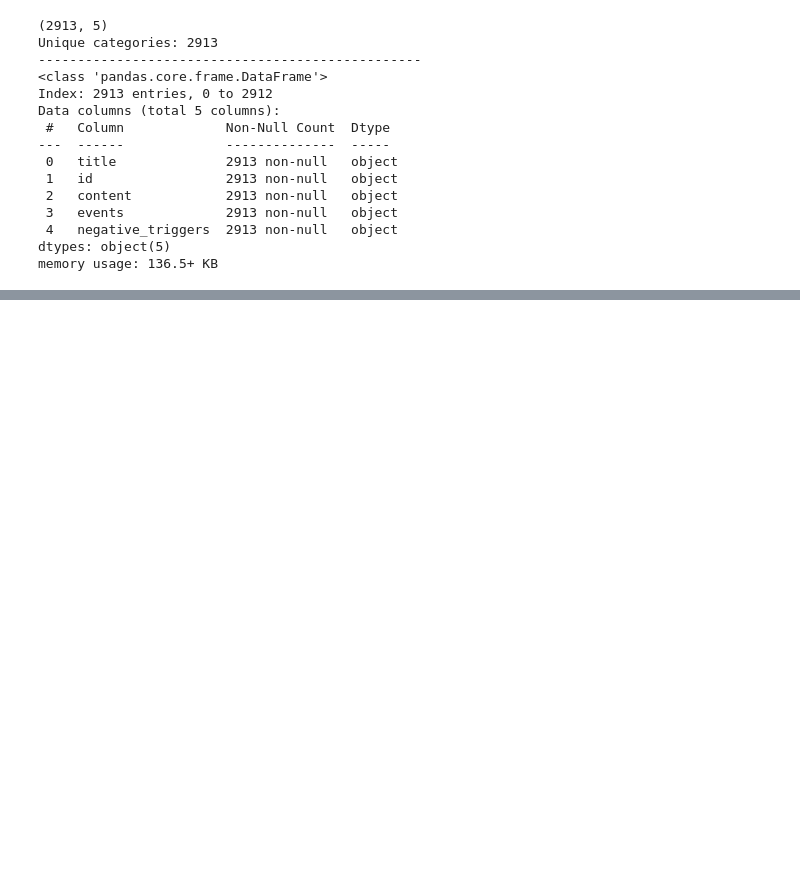
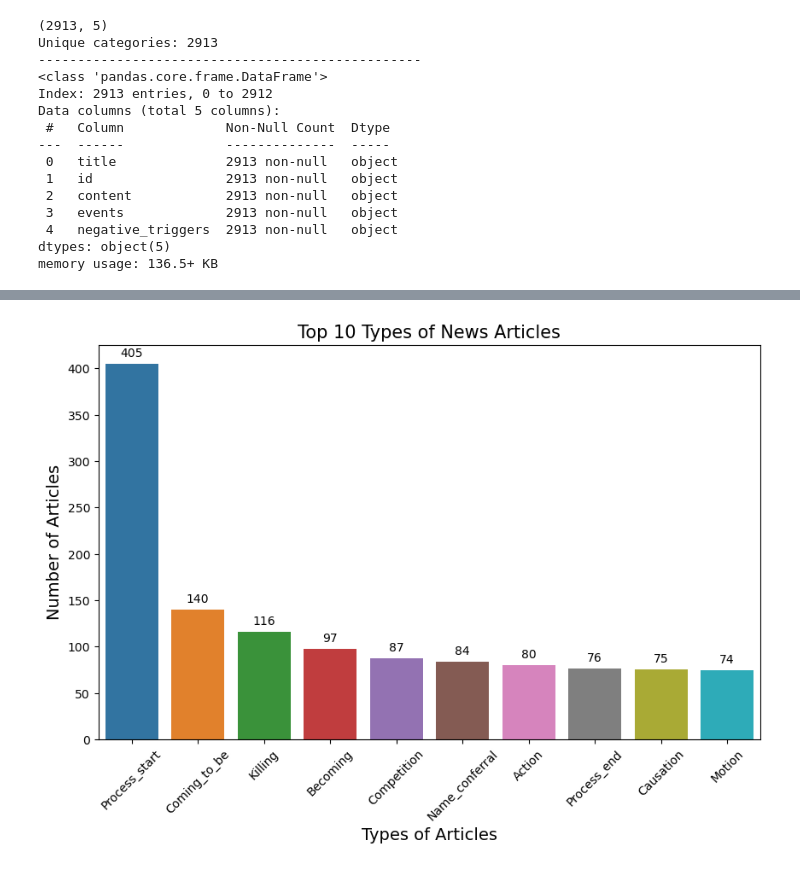
Before and after one commit to themaxermister/50.021-ai-event-detection, a Jupyter notebook: eda.ipynb, the cells around one changed output, grey strips where cells are left out. Saved outputs shown, nothing was run; the diff lists cells and outputs as text; code cells hidden in the pictures; blank space fills up the shorter version.

Commit message:
updated pre processing and data visualization

```diff
--- a/eda.ipynb
+++ b/eda.ipynb
@@ -78,3 +91,8 @@ df.describe().style.set_properties(**{'background-color': '#F0F0F0',
 | unique | 2913 | 2913 | 2913 | 2913 | 2913 |
 | top | 2006 Pangandaran earthquake and t... | 8307a6b61b84d4eea42c1dd5e6e2cdba | [{'sentence': 'The 2006 Pangandar... | [{'id': '40b3b20bc2eeb6b163538b82... | [{'trigger_word': 'populated', 's... |
 | freq | 1 | 1 | 1 | 1 | 1 |
+# %%
+# drop irrelevant columns
+df['type'] = df['events'].apply(lambda x: x[0]['type'] if x else None)
+new_df = df[['title', 'type']]
+new_df.head()
@@ -80,0 +123,20 @@ df.describe().style.set_properties(**{'background-color': '#F0F0F0',
+# %%
+# Get the top 10 repeated occurrences of the 'type' column
+top_10_types = df['type'].value_counts().head(10)
+
+# Visualize top 10 types of news articles
+plt.figure(figsize=(10, 6))
+ax = sns.barplot(x=top_10_types.index, y=top_10_types.values)
+for p in ax.patches:
+    ax.annotate(format(p.get_height(), '.0f'),
+                (p.get_x() + p.get_width() / 2., p.get_height()),
+                ha = 'center', va = 'center',
+                xytext = (0, 9),
+                textcoords = 'offset points')
+plt.title("Top 10 Types of News Articles", size=15)
+plt.xlabel("Types of Articles", size=14)
+plt.ylabel("Number of Articles", size=14)
+plt.xticks(rotation=45)
+plt.show()
+# %% [output]
+[figure, added]
```
Also changed, not shown: parts of 3 cells of this notebook.
